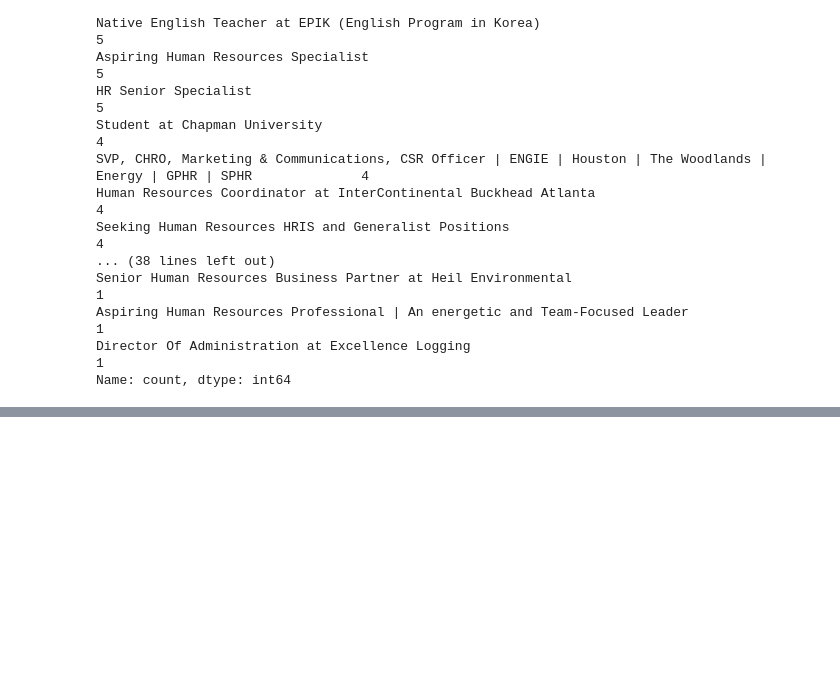
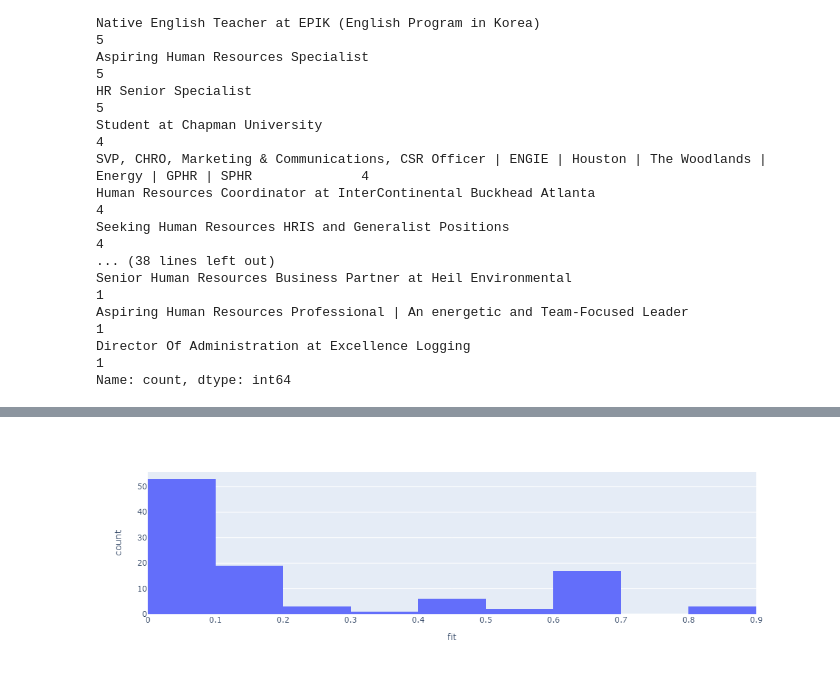
Before and after one commit to chiara89/-NAHynH028422ZNN9, a Jupyter notebook: Potential_talents_NLP.ipynb, the cells around one changed output, grey strips where cells are left out. Cells and saved outputs as stored; diff of their text form; code cells hidden in the pictures; blank space fills up the shorter version.

```diff
--- a/Potential_talents_NLP.ipynb
+++ b/Potential_talents_NLP.ipynb
@@ -94,0 +336,4 @@ memory usage: 2.1+ KB
+# %%
+query = "seeking human resources"
+cos_sim_w2v = get_w2v_query_similarity(document_word_embeddings, [query])
+df['fit'] = cos_sim_w2v
@@ -94,0 +361,5 @@ memory usage: 2.1+ KB
+# %%
+fig = px.histogram(df['fit'], x="fit")
+fig
+# %% [output]
+[figure, added]
```
Also changed, not shown: parts of 32 cells of this notebook.
